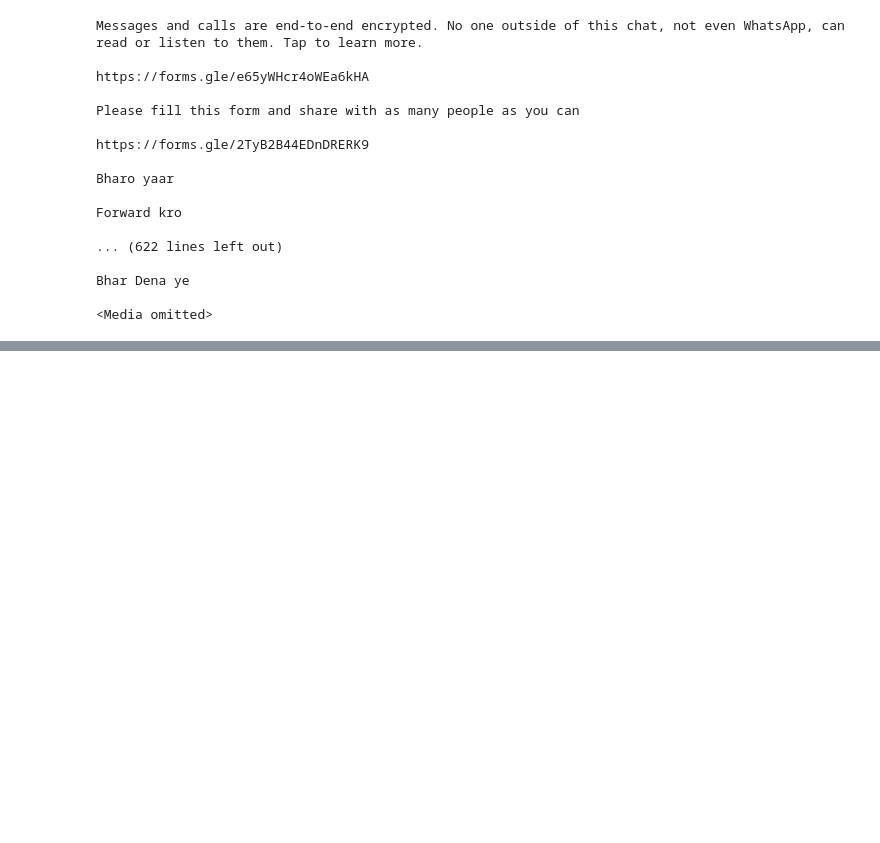
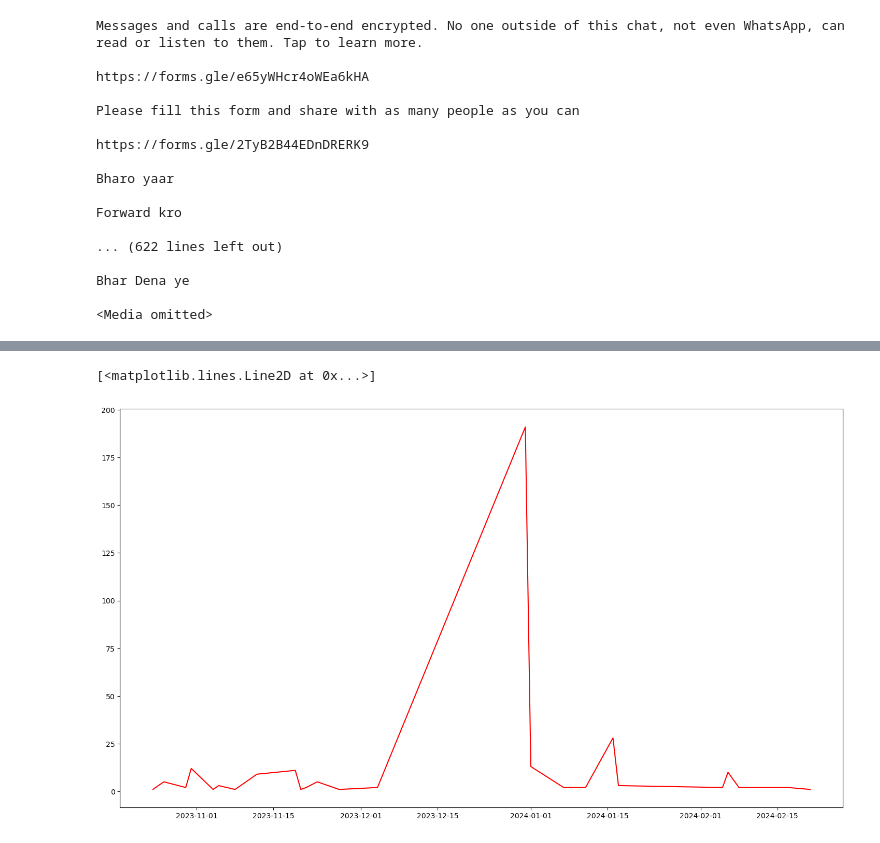
Before and after one commit to Tracer786/WhatsApp-Chat-Analyzer, a Jupyter notebook: WhatsApp Chat Analysis.ipynb, the cells around one changed output, grey strips where cells are left out. Drawn from its saved outputs; the diff is of its cells as text; code cells hidden in the pictures; blank space fills up the shorter version.

```diff
--- a/WhatsApp Chat Analysis.ipynb
+++ b/WhatsApp Chat Analysis.ipynb
@@ -716,0 +661,6 @@ df.pivot_table(index='day_name',columns='period',values='message',aggfunc='count
+# %%
+plt.figure(figsize=(18,10))
+plt.plot(daily_timeline['only_date'],daily_timeline['message'],color='red')  #x-axis pe only_date and y axis pe message
+# %% [output]
+[<matplotlib.lines.Line2D at 0x...>]
+[figure, added]
```
Also changed, not shown: parts of 71 cells of this notebook, 4 other files.
